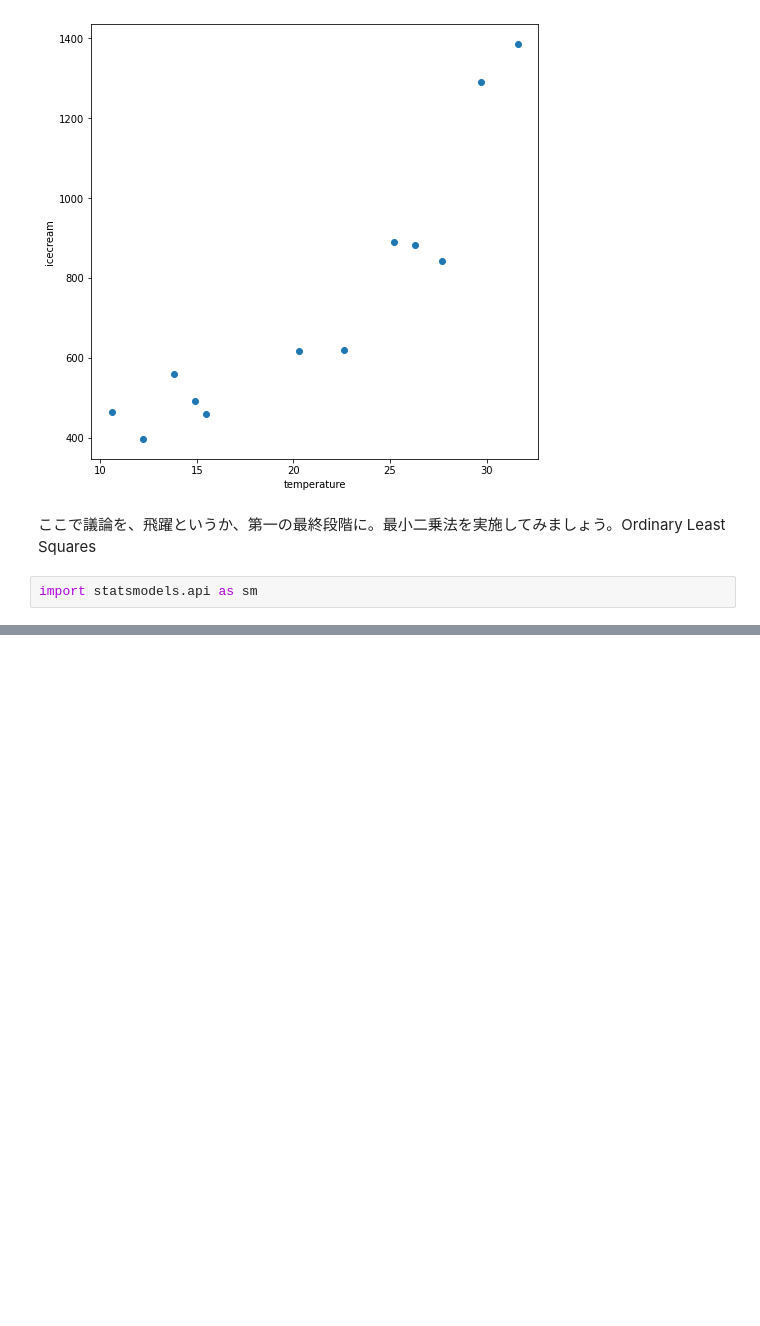
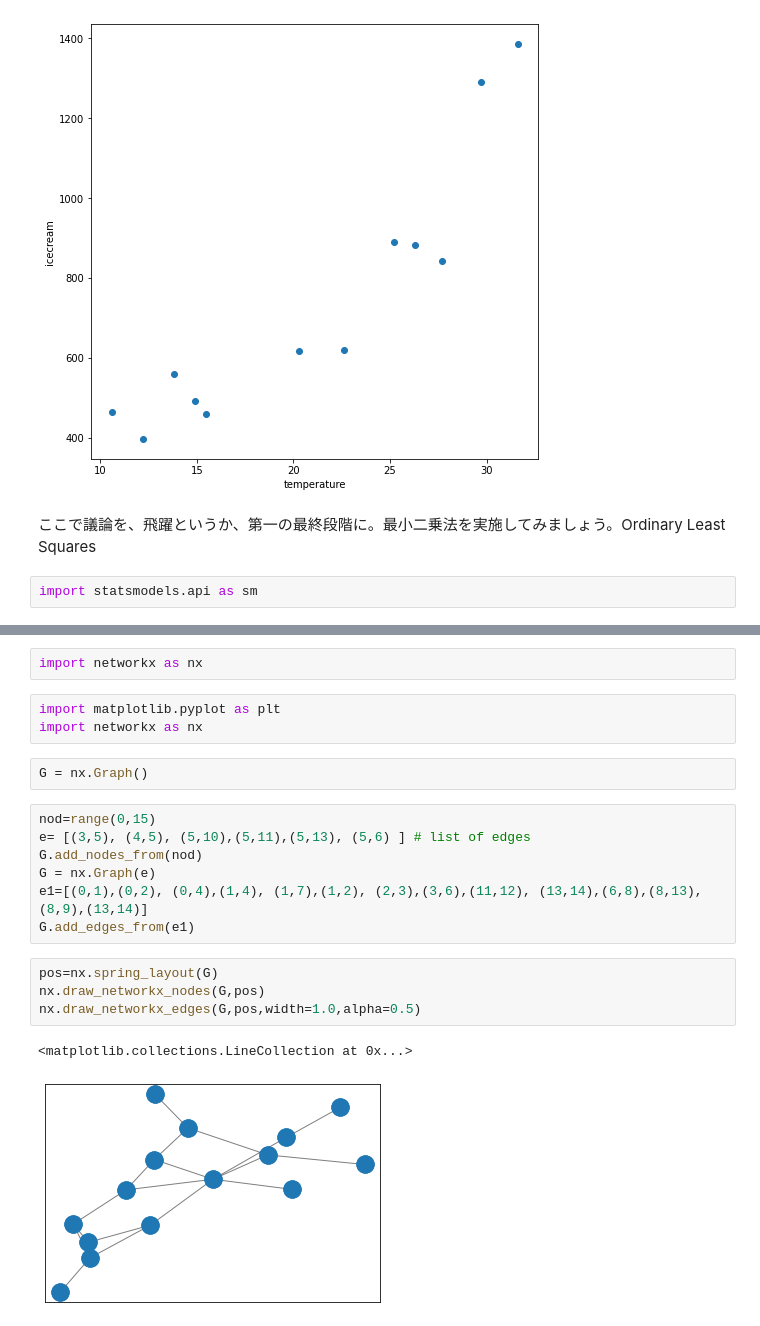
Before and after one commit to ktabata117/classmaterial_public, a Jupyter notebook: aidai_2_ipynb_のコピー.ipynb, the cells around one changed output, grey strips where cells are left out. Cells and saved outputs as stored; diff of their text form; blank space fills up the shorter version.

```diff
--- a/aidai_2_ipynb_のコピー.ipynb
+++ b/aidai_2_ipynb_のコピー.ipynb
@@ -121,0 +617,21 @@ Warnings:
+# %%
+import networkx as nx
+# %%
+import matplotlib.pyplot as plt
+import networkx as nx
+# %%
+G = nx.Graph()
+# %%
+nod=range(0,15)
+e= [(3,5), (4,5), (5,10),(5,11),(5,13), (5,6) ] # list of edges
+G.add_nodes_from(nod)
+G = nx.Graph(e)
+e1=[(0,1),(0,2), (0,4),(1,4), (1,7),(1,2), (2,3),(3,6),(11,12), (13,14),(6,8),(8,13), (8,9),(13,14)]
+G.add_edges_from(e1)
+# %%
+pos=nx.spring_layout(G)
+nx.draw_networkx_nodes(G,pos)
+nx.draw_networkx_edges(G,pos,width=1.0,alpha=0.5)
+# %% [output]
+<matplotlib.collections.LineCollection at 0x...>
+[figure, added]
```
Also changed, not shown: parts of 81 cells of this notebook.
